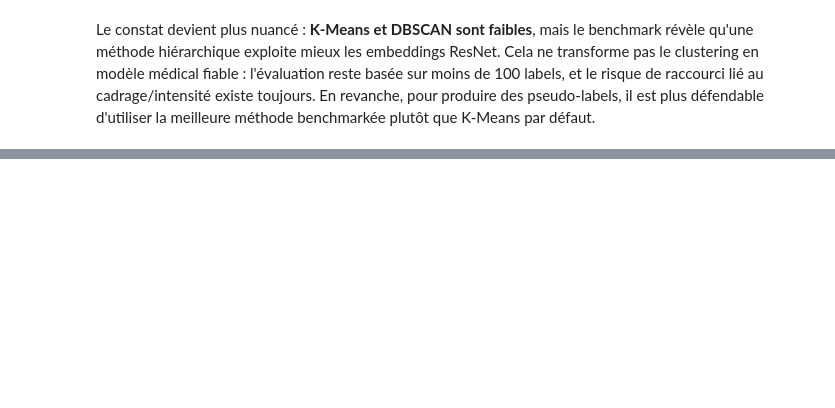
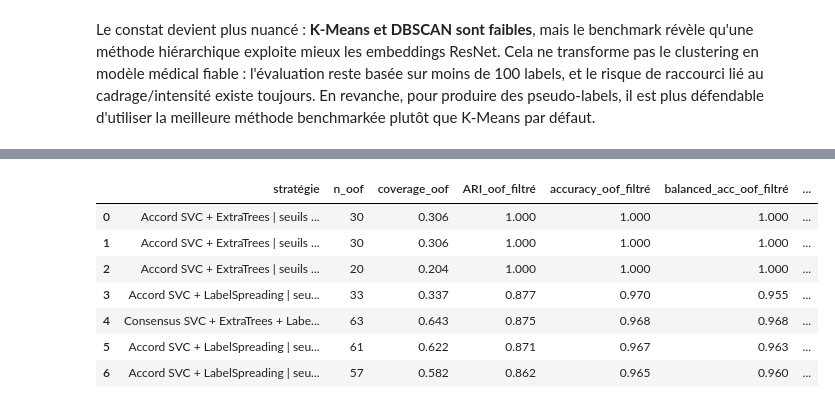
Before and after one commit to rayakevin/OCR_PROJET_10, a Jupyter notebook: notebooks/01_features_clustering.ipynb, the cells around one changed output, grey strips where cells are left out. Drawn from its saved outputs; the diff is of its cells as text; code cells hidden in the pictures; blank space fills up the shorter version.

```diff
--- a/notebooks/01_features_clustering.ipynb
+++ b/notebooks/01_features_clustering.ipynb
@@ -766,0 +858,55 @@ cat[cat.label!="inconnu"][["chemin","label"]].to_csv("../outputs/fortement_label
+# %%
+def evaluer_selection(nom, masque_oof, pred_reference, masque_final, pred_final):
+    return {
+        "stratégie": nom,
+        "n_oof": int(masque_oof.sum()),
+        "coverage_oof": float(masque_oof.mean()),
+        "ARI_oof_filtré": adjusted_rand_score(y_lab[masque_oof], pred_reference[masque_oof]),
+        "accuracy_oof_filtré": accuracy_score(y_lab[masque_oof], pred_reference[masque_oof]),
+        "balanced_acc_oof_filtré": balanced_accuracy_score(y_lab[masque_oof], pred_reference[masque_oof]),
+        "recall_cancer_oof_filtré": recall_score(y_lab[masque_oof], pred_reference[masque_oof], zero_division=0),
+        "n_pseudo_retenus": int(masque_final.sum()),
+        "coverage_sans_label": float(masque_final.mean()),
+        "pseudo_cancer": int((pred_final[masque_final] == 1).sum()),
+        "pseudo_normal": int((pred_final[masque_final] == 0).sum()),
+    }
+
+svc = "SVC RBF PCA50"
+et = "ExtraTrees PCA50"
+ls = "LabelSpreading PCA50 knn15"
+
+strategies = []
+
+# Stratégie principale : unanimité entre trois familles, avec confiance minimale raisonnable.
+votes_oof = pred_oof[svc] + pred_oof[et] + pred_oof[ls]
+votes_final = pred_sans_label[svc] + pred_sans_label[et] + pred_sans_label[ls]
+masque_oof_consensus = ((votes_oof == 0) | (votes_oof == 3)) & (conf_oof[svc] >= 0.70) & (conf_oof[et] >= 0.70) & (conf_oof[ls] >= 0.70)
+masque_final_consensus = ((votes_final == 0) | (votes_final == 3)) & (conf_sans_label[svc] >= 0.70) & (conf_sans_label[et] >= 0.70) & (conf_sans_label[ls] >= 0.70)
+pred_oof_consensus = (votes_oof >= 2).astype(int)
+pred_final_consensus = (votes_final >= 2).astype(int)
+strategies.append(evaluer_selection("Consensus SVC + ExtraTrees + LabelSpreading | seuil 0.70", masque_oof_consensus, pred_oof_consensus, masque_final_consensus, pred_final_consensus))
+
+# Alternatives plus strictes, utiles pour visualiser le compromis couverture / bruit.
+for seuil_svc, seuil_et in [(0.80, 0.80), (0.90, 0.80), (0.95, 0.80)]:
+    masque_oof = (pred_oof[svc] == pred_oof[et]) & (conf_oof[svc] >= seuil_svc) & (conf_oof[et] >= seuil_et)
+    masque_final = (pred_sans_label[svc] == pred_sans_label[et]) & (conf_sans_label[svc] >= seuil_svc) & (conf_sans_label[et] >= seuil_et)
+    strategies.append(evaluer_selection(f"Accord SVC + ExtraTrees | seuils {seuil_svc:.2f}/{seuil_et:.2f}", masque_oof, pred_oof[svc], masque_final, pred_sans_label[svc]))
+
+for seuil_svc, seuil_ls in [(0.80, 0.95), (0.90, 0.95), (0.95, 0.95)]:
+    masque_oof = (pred_oof[svc] == pred_oof[ls]) & (conf_oof[svc] >= seuil_svc) & (conf_oof[ls] >= seuil_ls)
+    masque_final = (pred_sans_label[svc] == pred_sans_label[ls]) & (conf_sans_label[svc] >= seuil_svc) & (conf_sans_label[ls] >= seuil_ls)
+    strategies.append(evaluer_selection(f"Accord SVC + LabelSpreading | seuils {seuil_svc:.2f}/{seuil_ls:.2f}", masque_oof, pred_oof[svc], masque_final, pred_sans_label[svc]))
+
+benchmark_consensus = (pd.DataFrame(strategies)
+                       .sort_values(["ARI_oof_filtré", "accuracy_oof_filtré", "coverage_sans_label"], ascending=False)
+                       .reset_index(drop=True))
+benchmark_consensus.round(3)
+# %% [output]
+|  | stratégie | n_oof | coverage_oof | ARI_oof_filtré | accuracy_oof_filtré | balanced_acc_oof_filtré | ... |
+| 0 | Accord SVC + ExtraTrees | seuils ... | 30 | 0.306 | 1.000 | 1.000 | 1.000 | ... |
+| 1 | Accord SVC + ExtraTrees | seuils ... | 30 | 0.306 | 1.000 | 1.000 | 1.000 | ... |
+| 2 | Accord SVC + ExtraTrees | seuils ... | 20 | 0.204 | 1.000 | 1.000 | 1.000 | ... |
+| 3 | Accord SVC + LabelSpreading | seu... | 33 | 0.337 | 0.877 | 0.970 | 0.955 | ... |
+| 4 | Consensus SVC + ExtraTrees + Labe... | 63 | 0.643 | 0.875 | 0.968 | 0.968 | ... |
+| 5 | Accord SVC + LabelSpreading | seu... | 61 | 0.622 | 0.871 | 0.967 | 0.963 | ... |
+| 6 | Accord SVC + LabelSpreading | seu... | 57 | 0.582 | 0.862 | 0.965 | 0.960 | ... |
```
Also changed, not shown: parts of 31 cells of this notebook, 11 other files.
